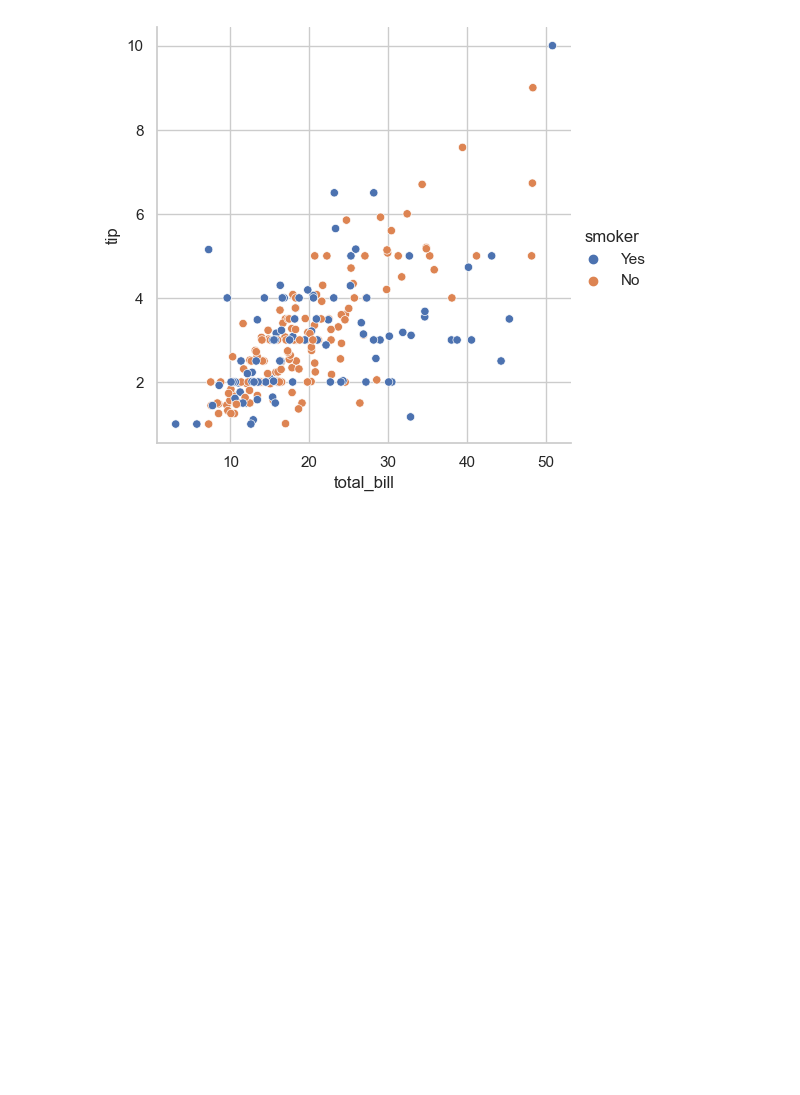
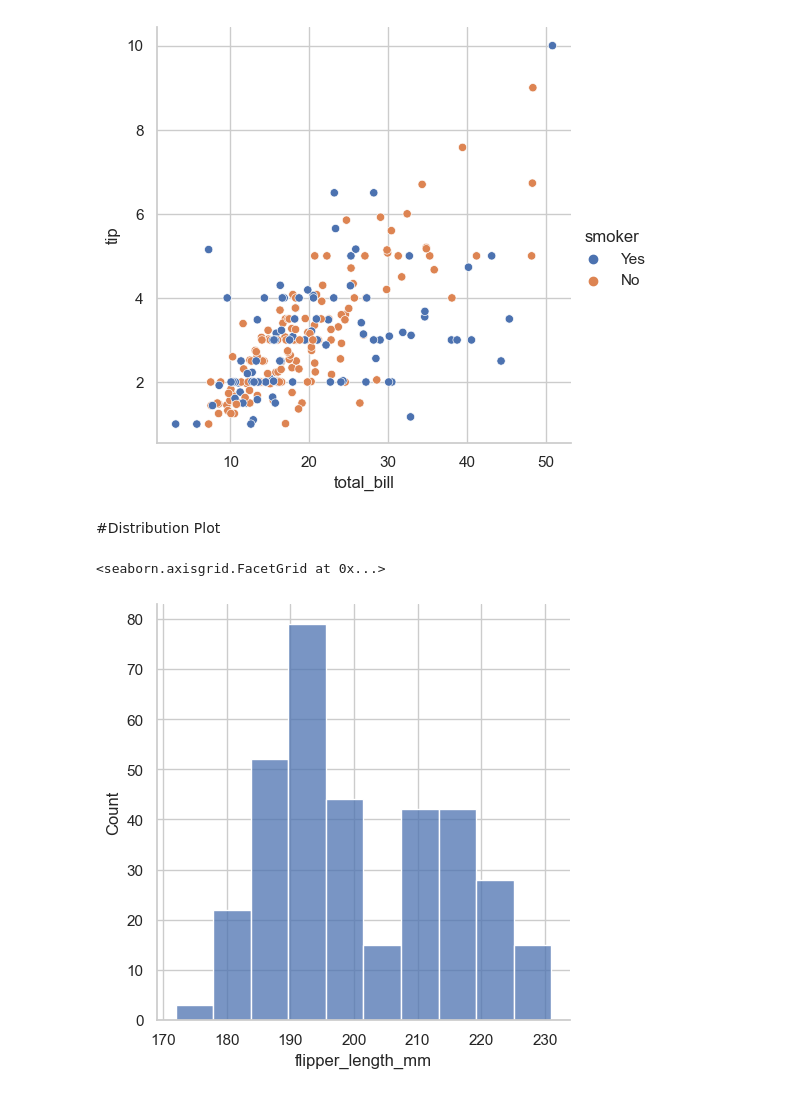
Before and after one commit to Shruti26Nigam/DIGIPODIUM-DATA-ANALYSTICS, a Jupyter notebook: visualization_practice.ipynb, the cells around one changed output. Saved outputs shown, nothing was run; the diff lists cells and outputs as text; code cells hidden in the pictures; blank space fills up the shorter version.

```diff
--- a/visualization_practice.ipynb
+++ b/visualization_practice.ipynb
@@ -52,3 +37,5 @@ sns.relplot(data=tips, x="total_bill", y="tip", hue="smoker")
 # %% [output]
 <seaborn.axisgrid.FacetGrid at 0x...>
 [figure]
+# %% [markdown]
+#Distribution Plot
@@ -54,0 +47,6 @@ sns.relplot(data=tips, x="total_bill", y="tip", hue="smoker")
+# %%
+penguins = sns.load_dataset("penguins")
+sns.displot(penguins, x="flipper_length_mm")
+# %% [output]
+<seaborn.axisgrid.FacetGrid at 0x...>
+[figure, added]
```
Also changed, not shown: parts of 13 cells of this notebook, 3 other files.
